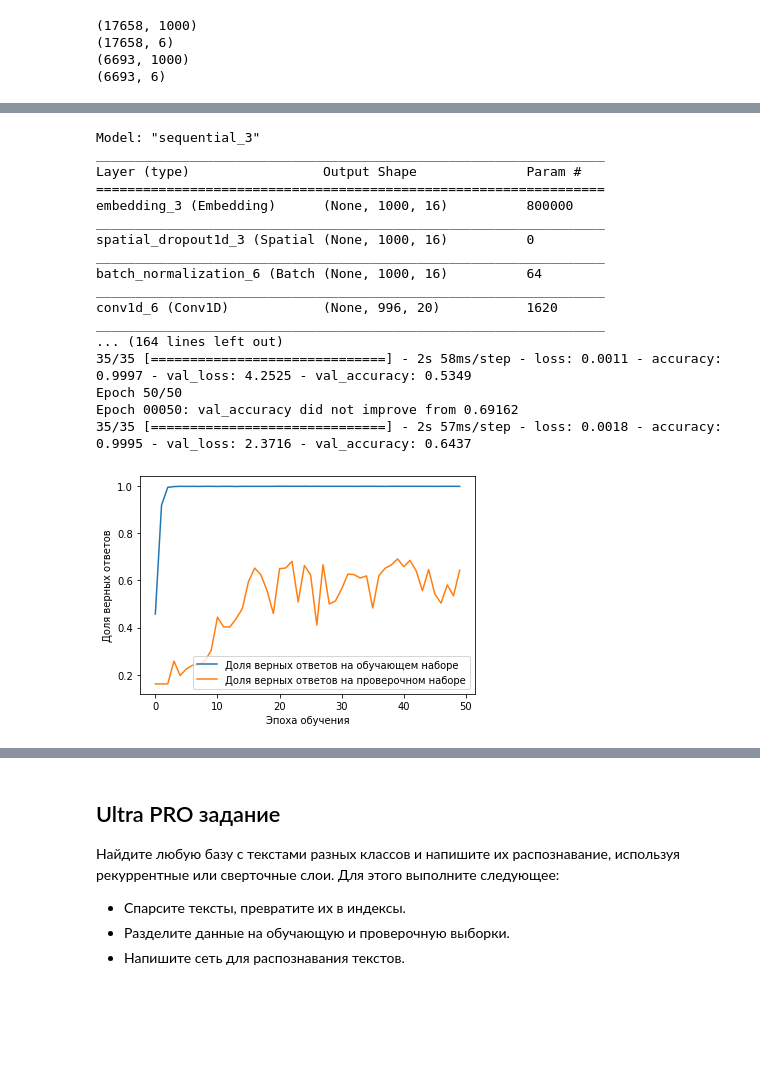
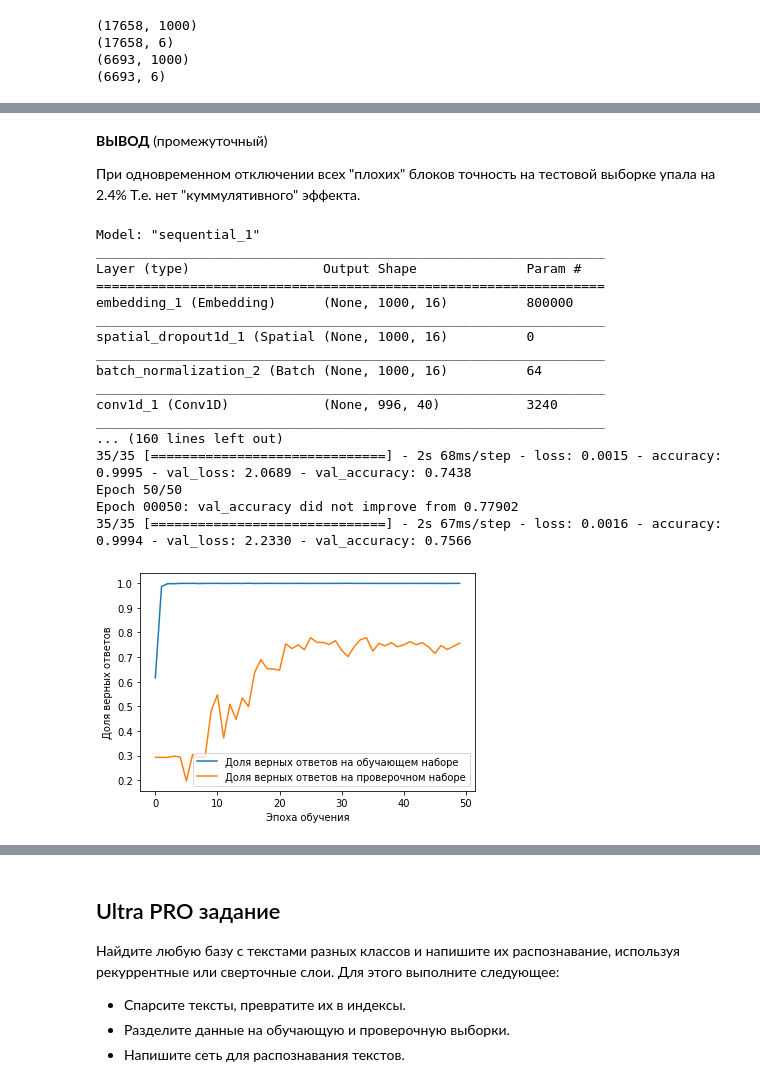
Before and after one commit to boangri/neuraluniversity, a Jupyter notebook: HW05.ipynb, the cells around one changed output, grey strips where cells are left out. Cells and saved outputs as stored; diff of their text form; code cells hidden in the pictures; blank space fills up the shorter version.

```diff
--- a/HW05.ipynb
+++ b/HW05.ipynb
@@ -1120,12 +1140,9 @@ model.add(Embedding(maxWordsCount, 16, input_length=xLen))
 model.add(SpatialDropout1D(0.2))
 model.add(BatchNormalization())
 
-model.add(Conv1D(20, 5, activation="relu"))
+model.add(Conv1D(40, 5, activation="relu"))
 model.add(MaxPooling1D(2))
-
-model.add(Conv1D(20, 5, activation="relu"))
-model.add(MaxPooling1D(2))
-model.add(Dropout(0.2))
+model.add(Dropout(0.3))
 model.add(BatchNormalization())
 
 model.add(Flatten())
@@ -1265,0 +1264,5 @@ items[7501:7600]
+# %%
+# Отключим все "плохие" блоки в тестовой выборке:
+xTest_ = xTest.copy()
+for i in bad_blocks:
+    xTest_ = del100(xTest_, i, blockSize)
@@ -1266,3 +1276,7 @@ items[7501:7600]
+# %% [markdown]
+**ВЫВОД** (промежуточный)
+
+При одновременном отключении всех "плохих" блоков точность на тестовой выборке упала на 2.4% Т.е. нет "куммулятивного" эффекта.
 # %%
 # Отключим все "плохие" блоки в тренировочной выборке:
 xTrain_ = xTrain.copy()
@@ -1283,12 +1297,9 @@ model.add(Embedding(maxWordsCount, 16, input_length=xLen))
 model.add(SpatialDropout1D(0.2))
 model.add(BatchNormalization())
 
-model.add(Conv1D(20, 5, activation="relu"))
+model.add(Conv1D(40, 5, activation="relu"))
 model.add(MaxPooling1D(2))
-
-model.add(Conv1D(20, 5, activation="relu"))
-model.add(MaxPooling1D(2))
-model.add(Dropout(0.2))
+model.add(Dropout(0.3))
 model.add(BatchNormalization())
 
 model.add(Flatten())
@@ -1303,43 +1314,43 @@ model.summary()
 # Создаем коллбэк для запоминания лучшей модели
 model_save_path = 'best_model2.h5'
 checkpoint_callback = ModelCheckpoint(model_save_path,
                                       monitor='val_accuracy',
                                       save_best_only=True,
                                       verbose=1)
 history = model.fit(xTrain_,
                     yTrain,
                     epochs=epochs,
                     batch_size=512,
                     callbacks=[checkpoint_callback],
                     validation_data=(xTest, yTest))
 
 plt.plot(history.history['accuracy'],
          label='Доля верных ответов на обучающем наборе')
 plt.plot(history.history['val_accuracy'],
          label='Доля верных ответов на проверочном наборе')
 plt.xlabel('Эпоха обучения')
 plt.ylabel('Доля верных ответов')
 plt.legend()
 plt.show()
 # %% [output]
-Model: "sequential_3"
+Model: "sequential_1"
 _________________________________________________________________
 Layer (type)                 Output Shape              Param #
 =================================================================
-embedding_3 (Embedding)      (None, 1000, 16)          800000
+embedding_1 (Embedding)      (None, 1000, 16)          800000
 _________________________________________________________________
-spatial_dropout1d_3 (Spatial (None, 1000, 16)          0
+spatial_dropout1d_1 (Spatial (None, 1000, 16)          0
 _________________________________________________________________
-batch_normalization_6 (Batch (None, 1000, 16)          64
+batch_normalization_2 (Batch (None, 1000, 16)          64
 _________________________________________________________________
-conv1d_6 (Conv1D)            (None, 996, 20)           1620
+conv1d_1 (Conv1D)            (None, 996, 40)           3240
 _________________________________________________________________
-... (164 lines left out)
-35/35 [==============================] - 2s 58ms/step - loss: 0.0011 - accuracy: 0.9997 - val_loss: 4.2525 - val_accuracy: 0.5349
+... (160 lines left out)
+35/35 [==============================] - 2s 68ms/step - loss: 0.0015 - accuracy: 0.9995 - val_loss: 2.0689 - val_accuracy: 0.7438
 Epoch 50/50
-Epoch 00050: val_accuracy did not improve from 0.69162
-35/35 [==============================] - 2s 57ms/step - loss: 0.0018 - accuracy: 0.9995 - val_loss: 2.3716 - val_accuracy: 0.6437
+Epoch 00050: val_accuracy did not improve from 0.77902
+35/35 [==============================] - 2s 67ms/step - loss: 0.0016 - accuracy: 0.9994 - val_loss: 2.2330 - val_accuracy: 0.7566
-[figure, old version]
+[figure, new version]
 # %%
 # Загружаем лучшие найденные веса
 model.load_weights('best_model2.h5')
```
Also changed, not shown: parts of 16 cells of this notebook.
